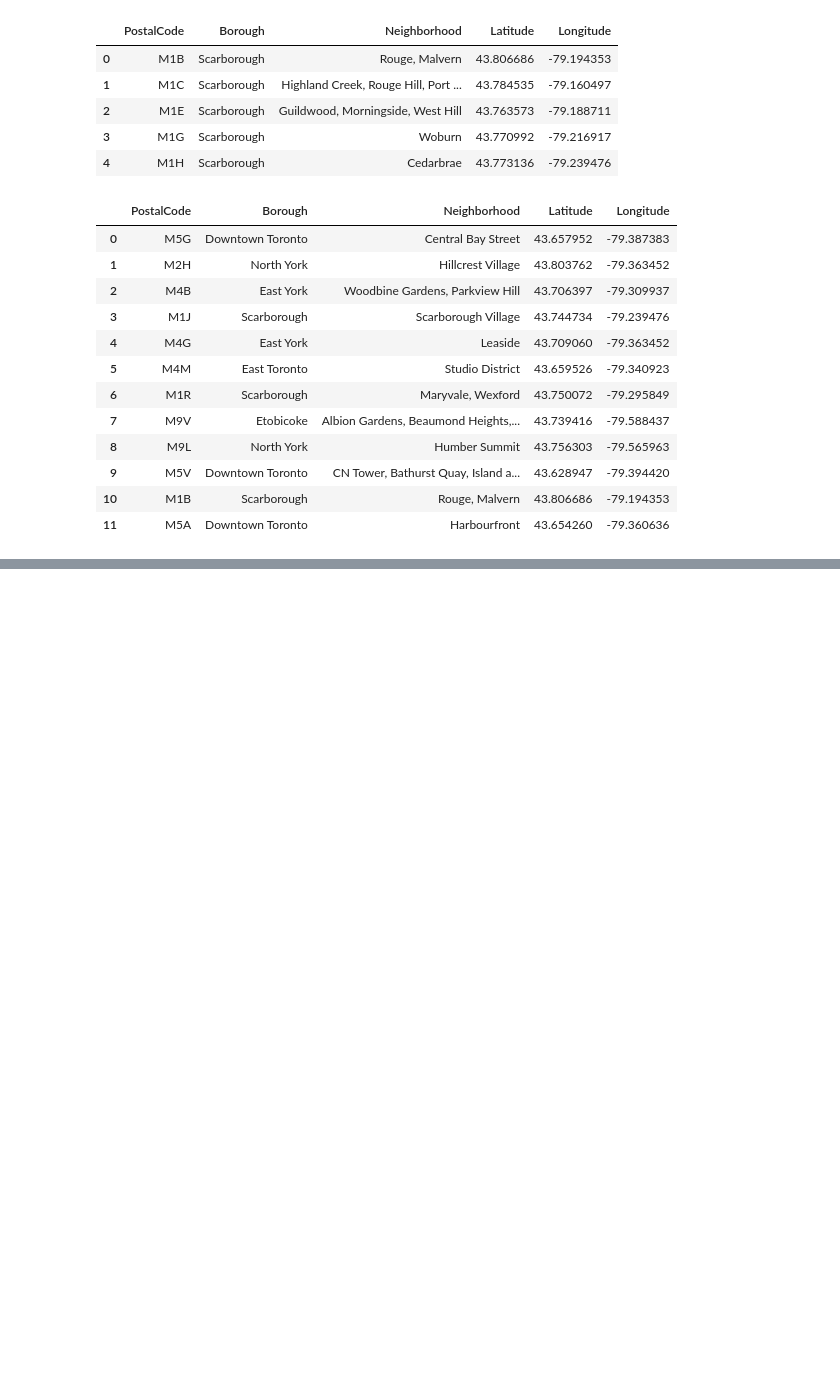
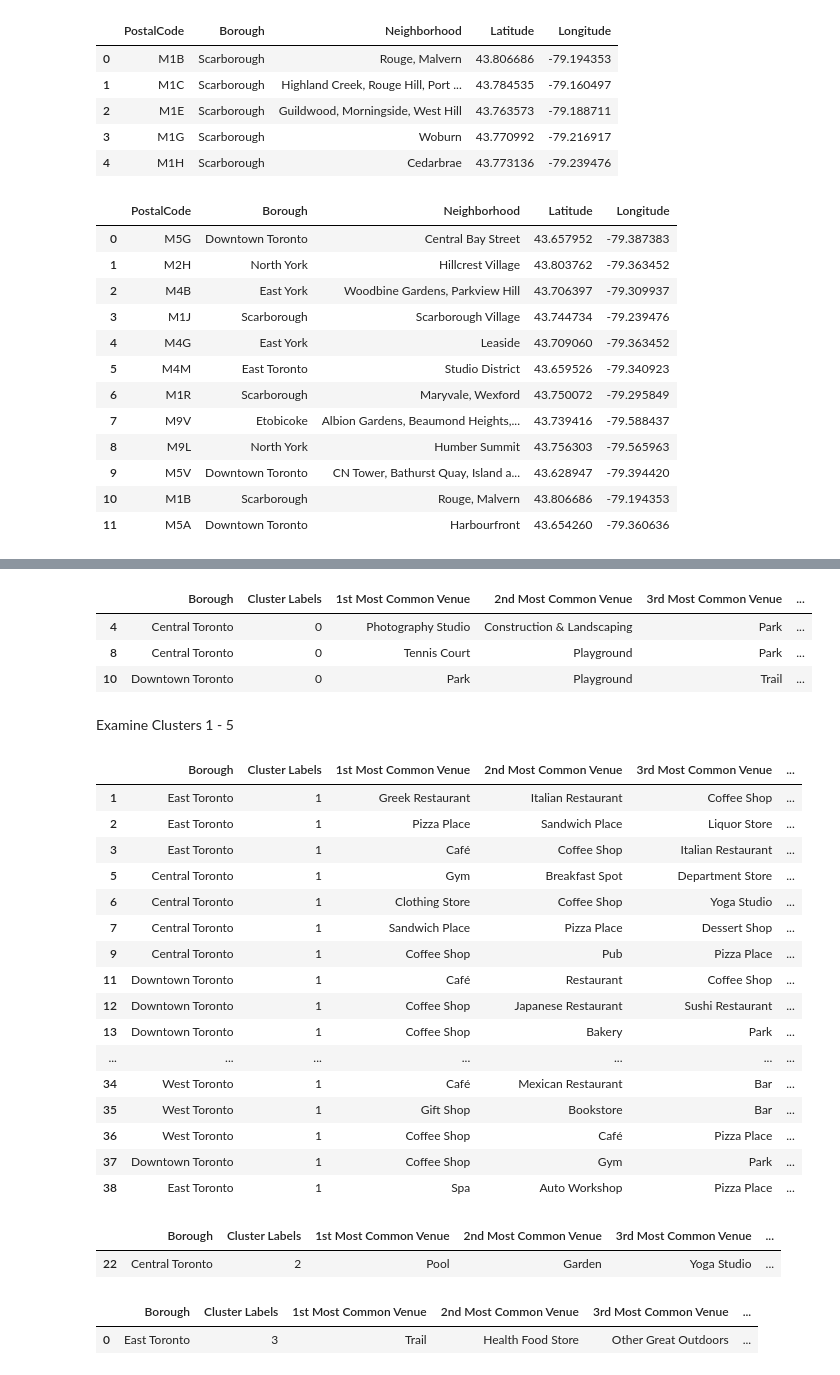
Before and after one commit to ash198324/Ash-Kumar-Coursera_Capstone, a Jupyter notebook: Project - (Toronto).ipynb, the cells around one changed output, grey strips where cells are left out. Saved outputs shown, nothing was run; the diff lists cells and outputs as text; code cells hidden in the pictures; blank space fills up the shorter version.

```diff
--- a/Project - (Toronto).ipynb
+++ b/Project - (Toronto).ipynb
@@ -187,0 +478,11 @@ test_df
+# %%
+# set number of clusters
+kclusters = 5
+
+toronto_grouped_clustering = toronto_grouped.drop(["PostalCode", "Borough", "Neighborhoods"], 1)
+
+# run k-means clustering
+kmeans = KMeans(n_clusters=kclusters, random_state=0).fit(toronto_grouped_clustering)
+
+# check cluster labels generated for each row in the dataframe
+kmeans.labels_[0:10]
@@ -187,0 +491,12 @@ test_df
+# %%
+# create a new dataframe that includes the cluster as well as the top 10 venues for each neighborhood.
+toronto_merged = toronto_df_new.copy()
+
+# add clustering labels
+toronto_merged["Cluster Labels"] = kmeans.labels_
+
+# merge toronto_grouped with toronto_data to add latitude/longitude for each neighborhood
+toronto_merged = toronto_merged.join(neighborhoods_venues_sorted.drop(["Borough", "Neighborhoods"], 1).set_index("PostalCode"), on="PostalCode")
+
+print(toronto_merged.shape)
+toronto_merged.head()
@@ -187,0 +540,39 @@ test_df
+# %%
+toronto_merged.loc[toronto_merged['Cluster Labels'] == 0, toronto_merged.columns[[1] + list(range(5, toronto_merged.shape[1]))]]
+# %% [output]
+|  | Borough | Cluster Labels | 1st Most Common Venue | 2nd Most Common Venue | 3rd Most Common Venue | ... |
+| 4 | Central Toronto | 0 | Photography Studio | Construction & Landscaping | Park | ... |
+| 8 | Central Toronto | 0 | Tennis Court | Playground | Park | ... |
+| 10 | Downtown Toronto | 0 | Park | Playground | Trail | ... |
+# %% [markdown]
+Examine Clusters 1 - 5
+# %%
+toronto_merged.loc[toronto_merged['Cluster Labels'] == 1, toronto_merged.columns[[1] + list(range(5, toronto_merged.shape[1]))]]
+# %% [output]
+|  | Borough | Cluster Labels | 1st Most Common Venue | 2nd Most Common Venue | 3rd Most Common Venue | ... |
+| 1 | East Toronto | 1 | Greek Restaurant | Italian Restaurant | Coffee Shop | ... |
+| 2 | East Toronto | 1 | Pizza Place | Sandwich Place | Liquor Store | ... |
+| 3 | East Toronto | 1 | Café | Coffee Shop | Italian Restaurant | ... |
+| 5 | Central Toronto | 1 | Gym | Breakfast Spot | Department Store | ... |
+| 6 | Central Toronto | 1 | Clothing Store | Coffee Shop | Yoga Studio | ... |
+| 7 | Central Toronto | 1 | Sandwich Place | Pizza Place | Dessert Shop | ... |
+| 9 | Central Toronto | 1 | Coffee Shop | Pub | Pizza Place | ... |
+| 11 | Downtown Toronto | 1 | Café | Restaurant | Coffee Shop | ... |
+| 12 | Downtown Toronto | 1 | Coffee Shop | Japanese Restaurant | Sushi Restaurant | ... |
+| 13 | Downtown Toronto | 1 | Coffee Shop | Bakery | Park | ... |
+| ... | ... | ... | ... | ... | ... | ... |
+| 34 | West Toronto | 1 | Café | Mexican Restaurant | Bar | ... |
+| 35 | West Toronto | 1 | Gift Shop | Bookstore | Bar | ... |
+| 36 | West Toronto | 1 | Coffee Shop | Café | Pizza Place | ... |
+| 37 | Downtown Toronto | 1 | Coffee Shop | Gym | Park | ... |
+| 38 | East Toronto | 1 | Spa | Auto Workshop | Pizza Place | ... |
+# %%
+toronto_merged.loc[toronto_merged['Cluster Labels'] == 2, toronto_merged.columns[[1] + list(range(5, toronto_merged.shape[1]))]]
+# %% [output]
+|  | Borough | Cluster Labels | 1st Most Common Venue | 2nd Most Common Venue | 3rd Most Common Venue | ... |
+| 22 | Central Toronto | 2 | Pool | Garden | Yoga Studio | ... |
+# %%
+toronto_merged.loc[toronto_merged['Cluster Labels'] == 3, toronto_merged.columns[[1] + list(range(5, toronto_merged.shape[1]))]]
+# %% [output]
+|  | Borough | Cluster Labels | 1st Most Common Venue | 2nd Most Common Venue | 3rd Most Common Venue | ... |
+| 0 | East Toronto | 3 | Trail | Health Food Store | Other Great Outdoors | ... |
```
Also changed, not shown: parts of 23 cells of this notebook.
